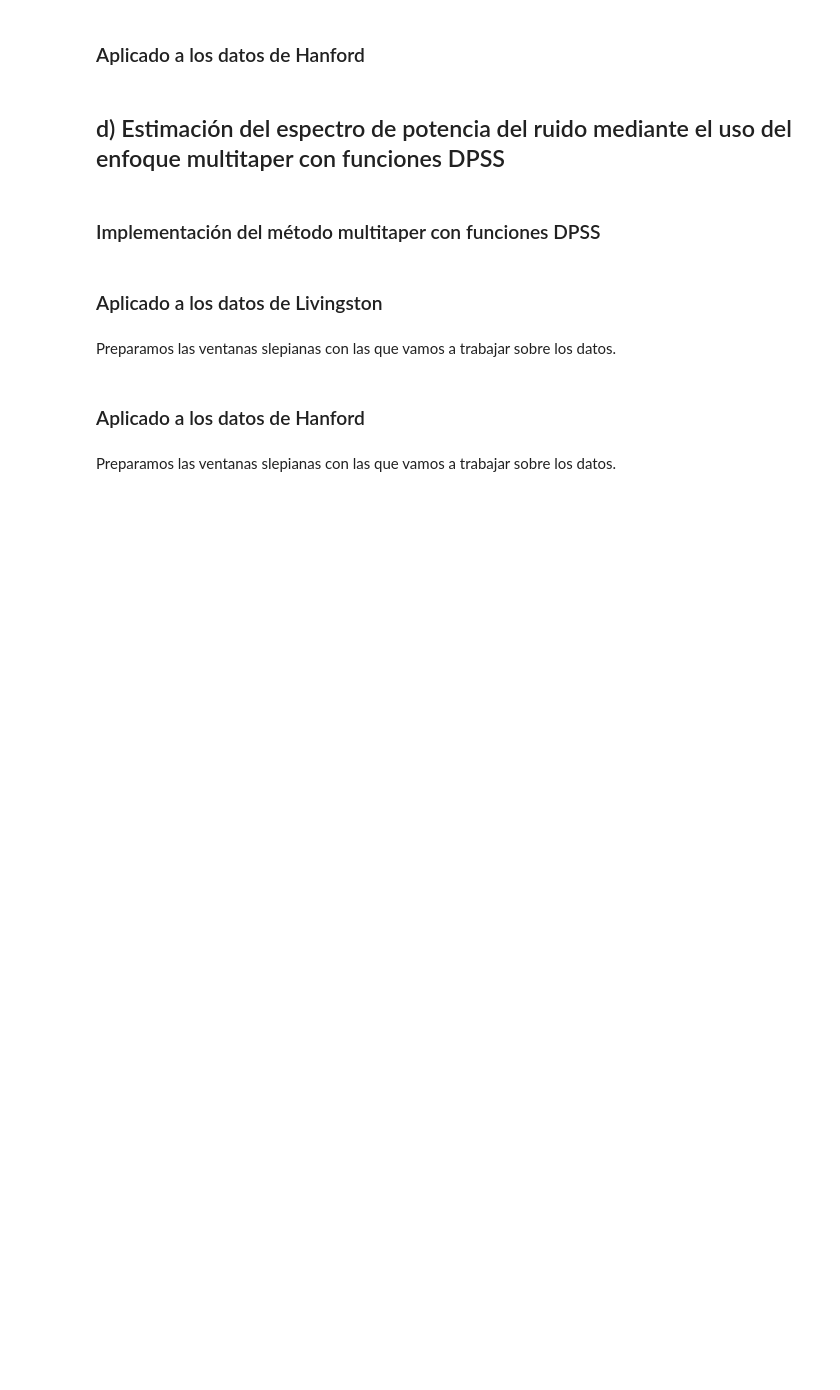
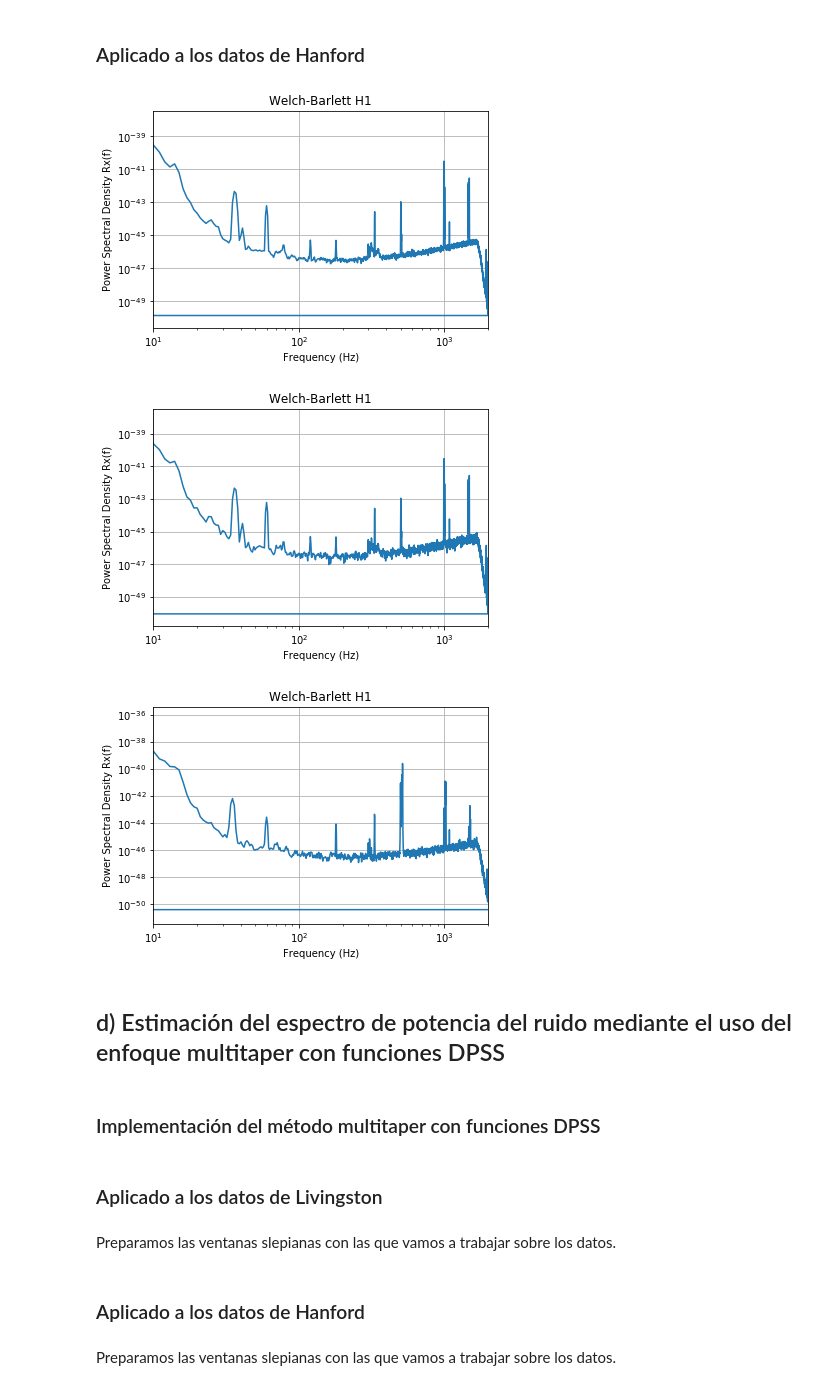
Before and after one commit to LuFernandez/PASA, a Jupyter notebook: TP1. Laboratorio de estimación no-paramétrica/Informe/Informe.ipynb, the cells around one changed output. Cells and saved outputs as stored; diff of their text form; code cells hidden in the pictures; blank space fills up the shorter version.

```diff
--- a/TP1. Laboratorio de estimación no-paramétrica/Informe/Informe.ipynb
+++ b/TP1. Laboratorio de estimación no-paramétrica/Informe/Informe.ipynb
@@ -235,9 +240,13 @@ w_f_l1_last, w_Pxx_l1_last = welch_barlett(data=strain_l1[int(len(strain_l1)*(2/
 # %% [markdown]
 ### Aplicado a los datos de Hanford
 # %%
-w_f_h1_tot, w_Pxx_h1_tot = welch_barlett(data=strain_h1, fs=fs,  D=100, nperseg=512, nfft=512, title='Welch-Barlett H1',x_lim=(10,2000), plot=True)
-w_f_h1_first, w_Pxx_h1_first = welch_barlett(data=strain_h1[:len(strain_h1)//3], fs=fs,  D=100, nperseg=512, nfft=512, title='Welch-Barlett H1, primeros 10 segundos',x_lim=(10,2000), plot=True)
-w_f_h1_last, w_Pxx_h1_last = welch_barlett(data=strain_h1[int(len(strain_h1)*(2/3)):], fs=fs,  D=100, nperseg=512, nfft=512, title='Welch-Barlett H1, últimos 10 segundos',x_lim=(10,2000), plot=True)
+w_f_h1_tot, w_Pxx_h1_tot = welch_barlett(data=strain_h1, fs=fs, nperseg=nperseg, nfft=nfft, title='Welch-Barlett H1',x_lim=(10,2000), plot=True)
+w_f_h1_first, w_Pxx_h1_first = welch_barlett(data=strain_h1[:int(len(strain_h1)/3)], fs=fs, nperseg=nperseg, nfft=nfft, title='Welch-Barlett H1',x_lim=(10,2000), plot=True)
+w_f_h1_last, w_Pxx_h1_last = welch_barlett(data=strain_l1[int(len(strain_h1)*2/3):], fs=fs, nperseg=nperseg, nfft=nfft, title='Welch-Barlett H1',x_lim=(10,2000), plot=True)
+# %% [output]
+[figure, added]
+[figure, added]
+[figure, added]
 # %% [markdown]
 ## d) Estimación del espectro de potencia del ruido mediante el uso del enfoque multitaper con funciones DPSS
 # %% [markdown]
```
Also changed, not shown: parts of 9 cells of this notebook.
